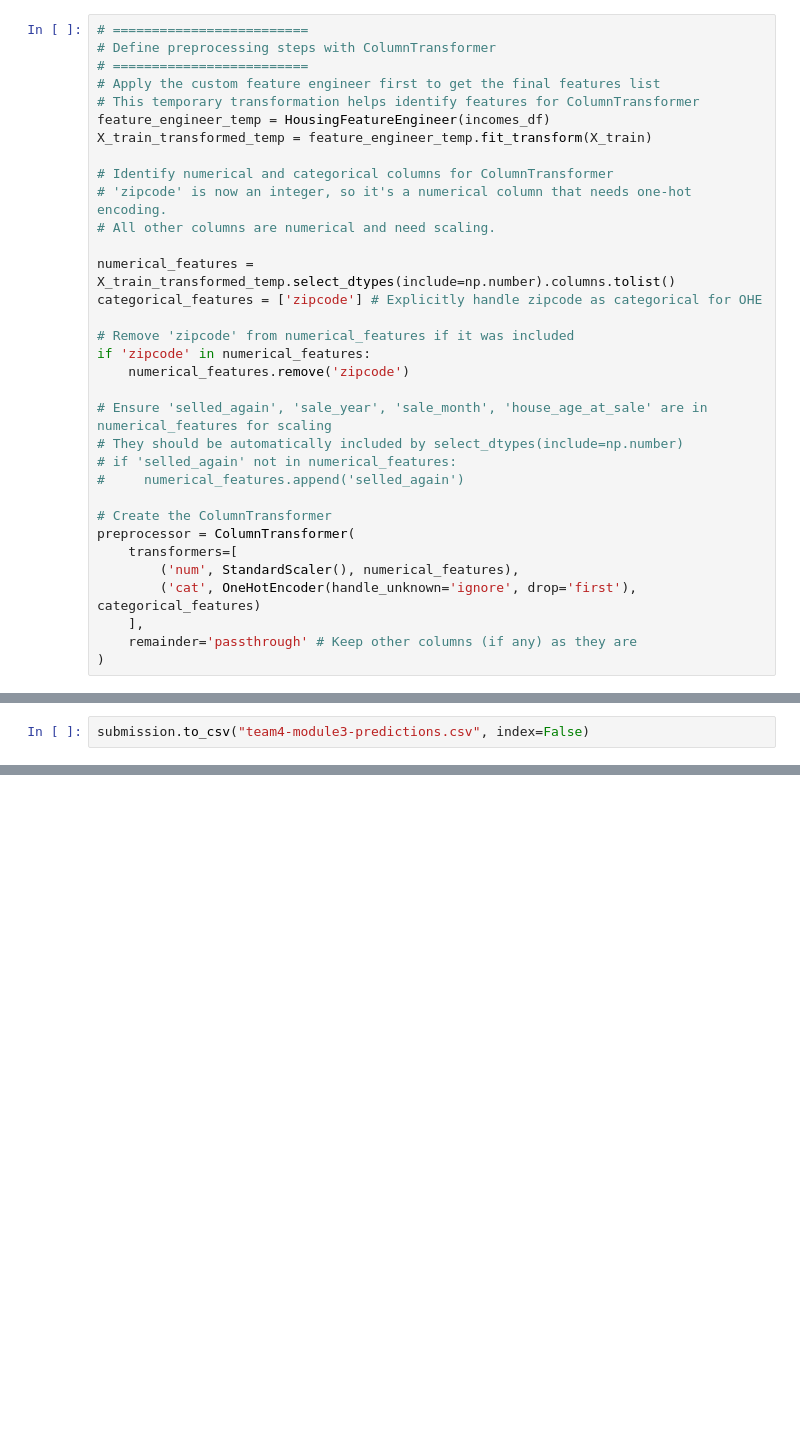
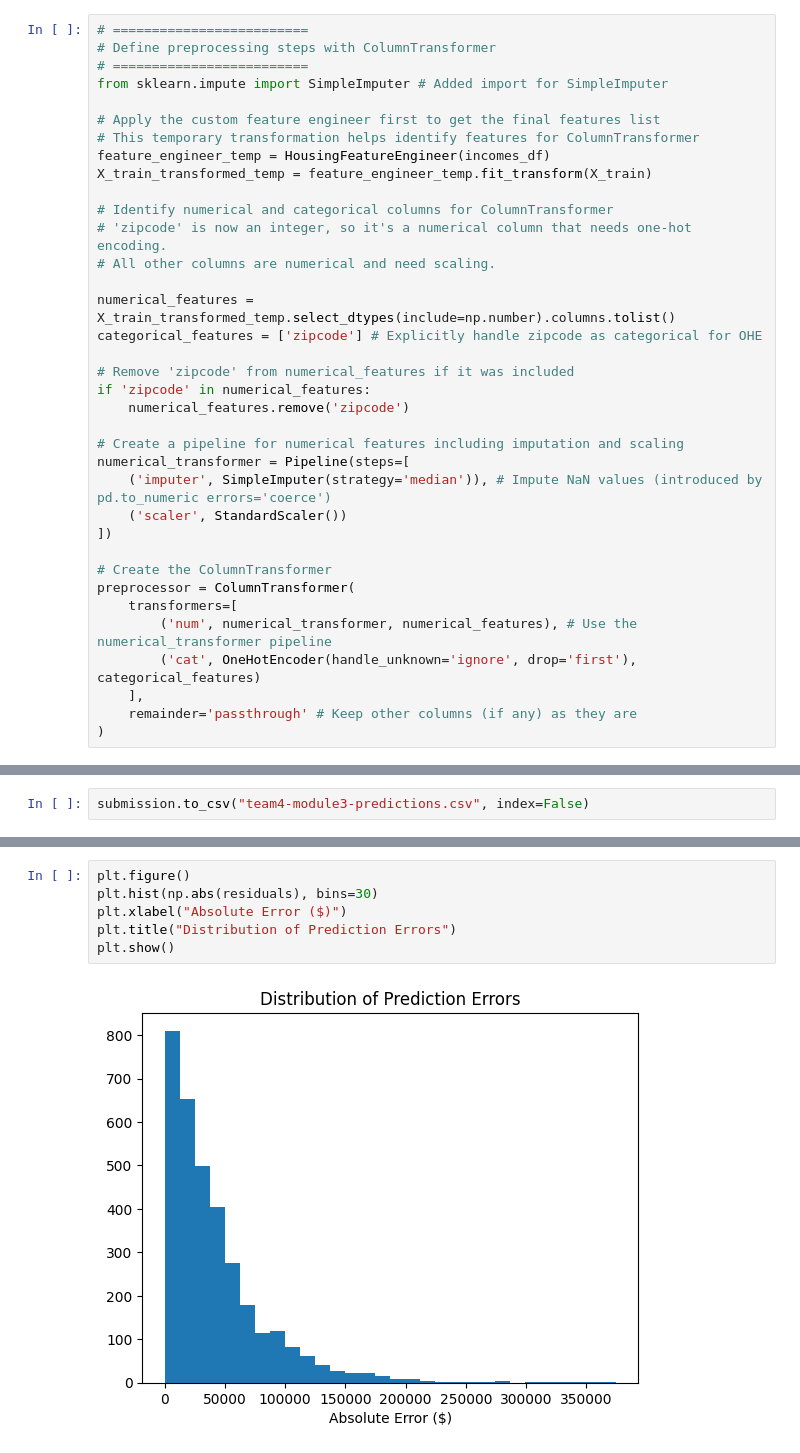
Before and after one commit to ManoloVM21/MachineLearningTeam4, a Jupyter notebook: notebooks/starter_housing.ipynb, the cells around one changed output, grey strips where cells are left out. Saved outputs shown, nothing was run; the diff lists cells and outputs as text; blank space fills up the shorter version.

```diff
--- a/notebooks/starter_housing.ipynb
+++ b/notebooks/starter_housing.ipynb
@@ -200,6 +205,8 @@ X_train, X_test, y_train, y_test = train_test_split(
 # =========================
 # Define preprocessing steps with ColumnTransformer
 # =========================
+from sklearn.impute import SimpleImputer # Added import for SimpleImputer
+
 # Apply the custom feature engineer first to get the final features list
 # This temporary transformation helps identify features for ColumnTransformer
 feature_engineer_temp = HousingFeatureEngineer(incomes_df)
@@ -216,15 +223,16 @@ categorical_features = ['zipcode'] # Explicitly handle zipcode as categorical fo
 if 'zipcode' in numerical_features:
     numerical_features.remove('zipcode')
 
-# Ensure 'selled_again', 'sale_year', 'sale_month', 'house_age_at_sale' are in numerical_features for scaling
-# They should be automatically included by select_dtypes(include=np.number)
-# if 'selled_again' not in numerical_features:
-#     numerical_features.append('selled_again')
+# Create a pipeline for numerical features including imputation and scaling
+numerical_transformer = Pipeline(steps=[
+    ('imputer', SimpleImputer(strategy='median')), # Impute NaN values (introduced by pd.to_numeric errors='coerce')
+    ('scaler', StandardScaler())
+])
 
 # Create the ColumnTransformer
 preprocessor = ColumnTransformer(
     transformers=[
-        ('num', StandardScaler(), numerical_features),
+        ('num', numerical_transformer, numerical_features), # Use the numerical_transformer pipeline
         ('cat', OneHotEncoder(handle_unknown='ignore', drop='first'), categorical_features)
     ],
     remainder='passthrough' # Keep other columns (if any) as they are
@@ -396,0 +449,8 @@ submission.to_csv("team4-module3-predictions.csv", index=False)
+# %%
+plt.figure()
+plt.hist(np.abs(residuals), bins=30)
+plt.xlabel("Absolute Error ($)")
+plt.title("Distribution of Prediction Errors")
+plt.show()
+# %% [output]
+[figure, added]
```
Also changed, not shown: parts of 13 cells of this notebook.
